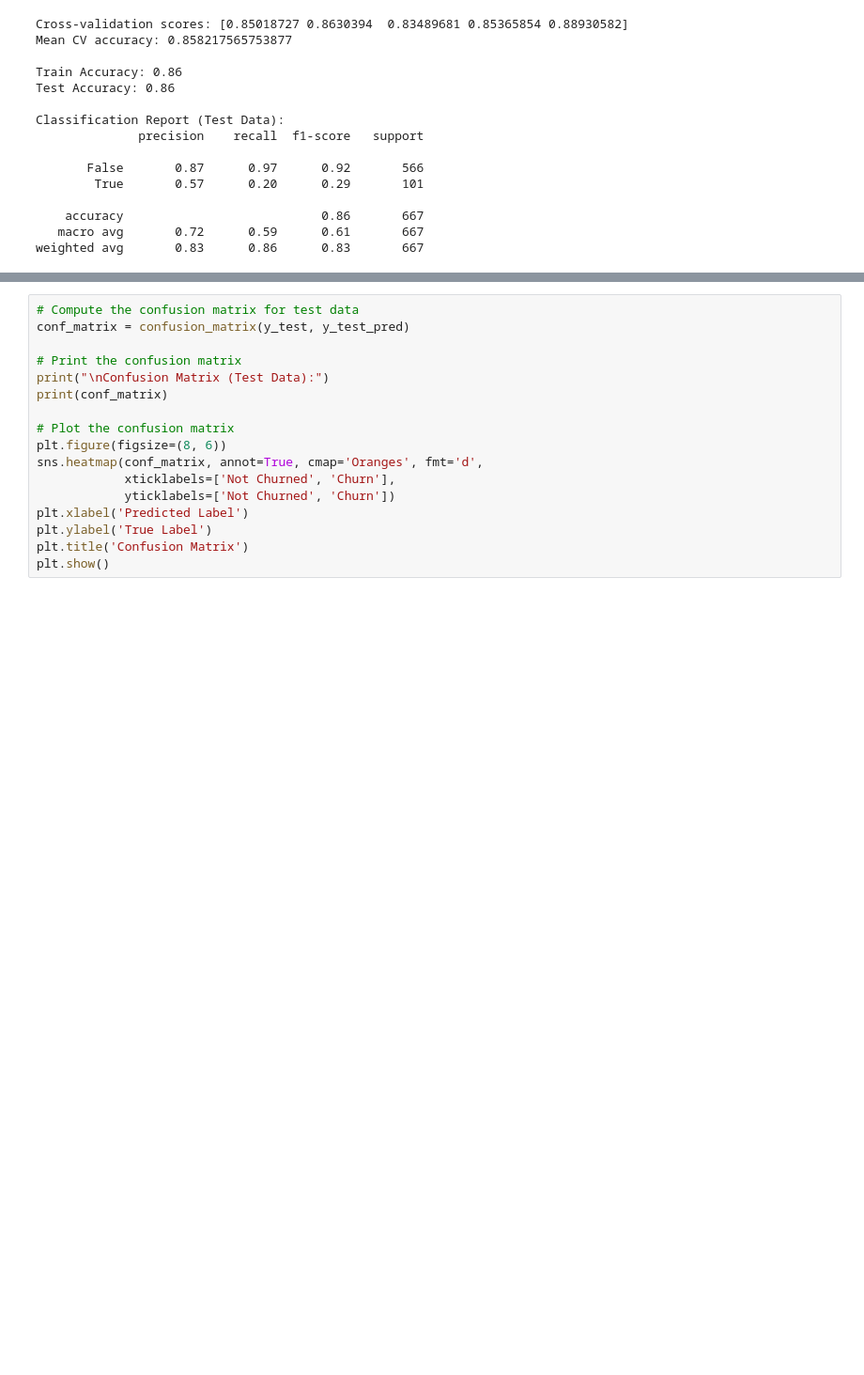
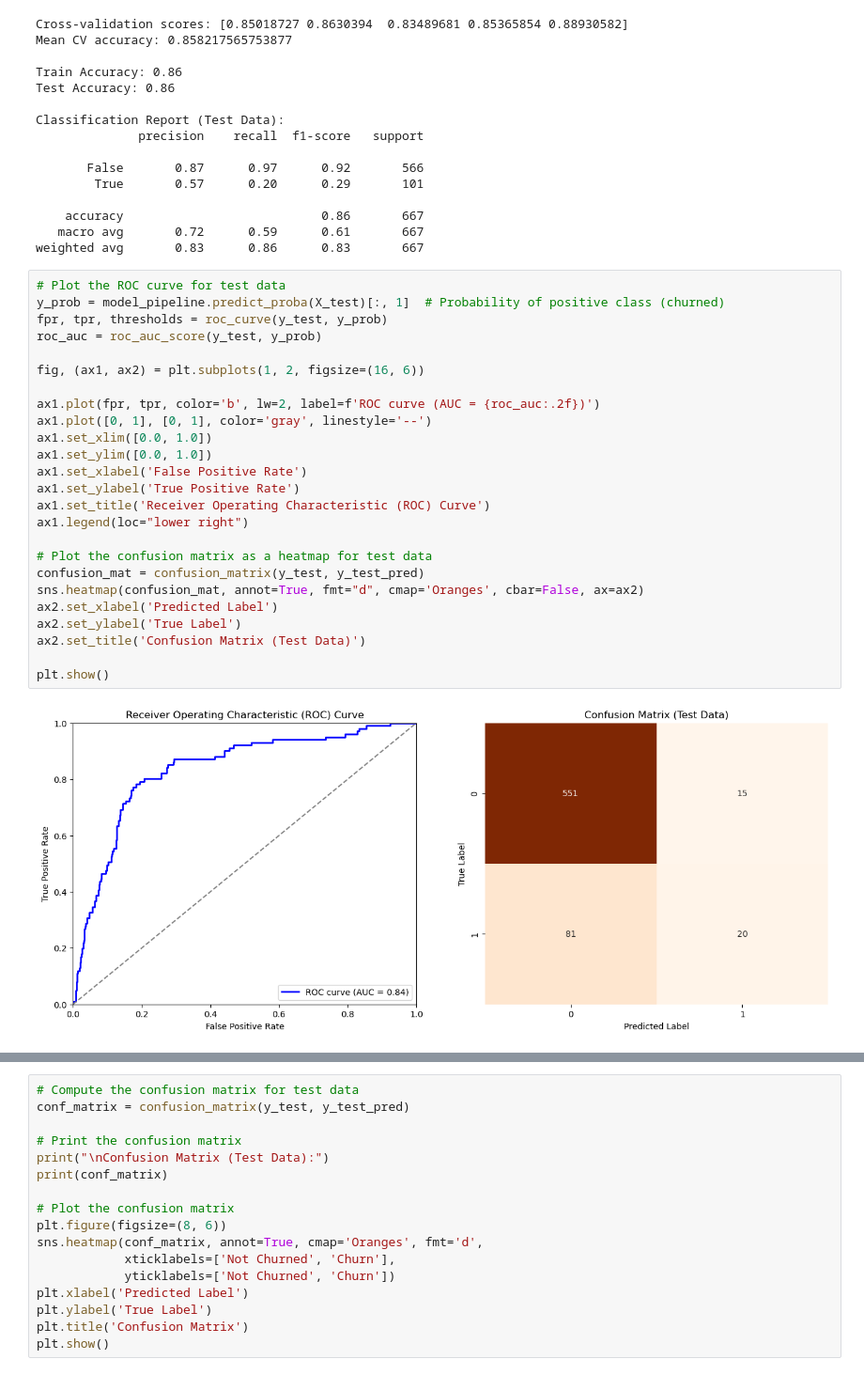
Before and after one commit to Nzuuko/Phase-3-Project, a Jupyter notebook: notebook.ipynb, the cells around one changed output, grey strips where cells are left out. Shown at 94% size. Drawn from its saved outputs; the diff is of its cells as text; blank space fills up the shorter version.

```diff
--- a/notebook.ipynb
+++ b/notebook.ipynb
@@ -615,3 +615,30 @@ Classification Report (Test Data):
     accuracy                           0.86       667
    macro avg       0.72      0.59      0.61       667
 weighted avg       0.83      0.86      0.83       667
+# %%
+# Plot the ROC curve for test data
+y_prob = model_pipeline.predict_proba(X_test)[:, 1]  # Probability of positive class (churned)
+fpr, tpr, thresholds = roc_curve(y_test, y_prob)
+roc_auc = roc_auc_score(y_test, y_prob)
+
+fig, (ax1, ax2) = plt.subplots(1, 2, figsize=(16, 6))
+
+ax1.plot(fpr, tpr, color='b', lw=2, label=f'ROC curve (AUC = {roc_auc:.2f})')
+ax1.plot([0, 1], [0, 1], color='gray', linestyle='--')
+ax1.set_xlim([0.0, 1.0])
+ax1.set_ylim([0.0, 1.0])
+ax1.set_xlabel('False Positive Rate')
+ax1.set_ylabel('True Positive Rate')
+ax1.set_title('Receiver Operating Characteristic (ROC) Curve')
+ax1.legend(loc="lower right")
+
+# Plot the confusion matrix as a heatmap for test data
+confusion_mat = confusion_matrix(y_test, y_test_pred)
+sns.heatmap(confusion_mat, annot=True, fmt="d", cmap='Oranges', cbar=False, ax=ax2)
+ax2.set_xlabel('Predicted Label')
+ax2.set_ylabel('True Label')
+ax2.set_title('Confusion Matrix (Test Data)')
+
+plt.show()
+# %% [output]
+[figure, added]
```
Also changed, not shown: parts of 4 cells of this notebook.
